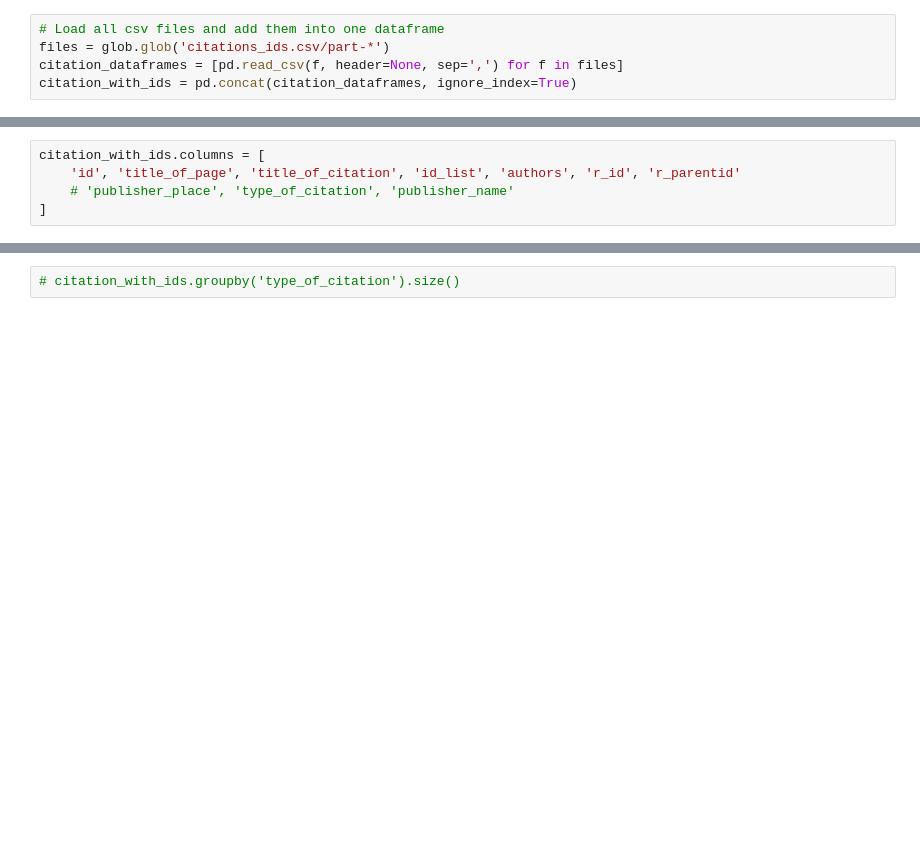
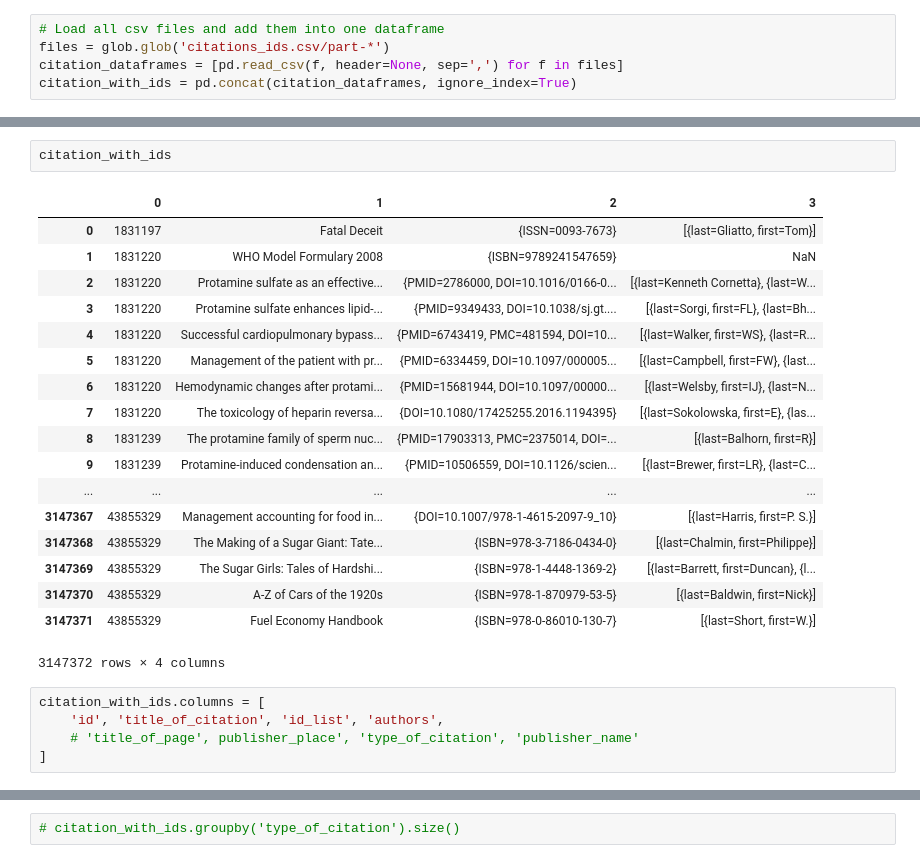
Before and after one commit to Harshdeep1996/cite-classifications-wiki, a Jupyter notebook: Sanity_Check_Citations.ipynb, the cells around one changed output, grey strips where cells are left out. Cells and saved outputs as stored; diff of their text form; blank space fills up the shorter version.

```diff
--- a/Sanity_Check_Citations.ipynb
+++ b/Sanity_Check_Citations.ipynb
@@ -94,7 +99,28 @@ citation_with_ids.head()
+# %%
+citation_with_ids
+# %% [output]
+|  | 0 | 1 | 2 | 3 |
+| 0 | 1831197 | Fatal Deceit | {ISSN=0093-7673} | [{last=Gliatto, first=Tom}] |
+| 1 | 1831220 | WHO Model Formulary 2008 | {ISBN=9789241547659} | NaN |
+| 2 | 1831220 | Protamine sulfate as an effective... | {PMID=2786000, DOI=10.1016/0166-0... | [{last=Kenneth Cornetta}, {last=W... |
+| 3 | 1831220 | Protamine sulfate enhances lipid-... | {PMID=9349433, DOI=10.1038/sj.gt.... | [{last=Sorgi, first=FL}, {last=Bh... |
+| 4 | 1831220 | Successful cardiopulmonary bypass... | {PMID=6743419, PMC=481594, DOI=10... | [{last=Walker, first=WS}, {last=R... |
+| 5 | 1831220 | Management of the patient with pr... | {PMID=6334459, DOI=10.1097/000005... | [{last=Campbell, first=FW}, {last... |
+| 6 | 1831220 | Hemodynamic changes after protami... | {PMID=15681944, DOI=10.1097/00000... | [{last=Welsby, first=IJ}, {last=N... |
+| 7 | 1831220 | The toxicology of heparin reversa... | {DOI=10.1080/17425255.2016.1194395} | [{last=Sokolowska, first=E}, {las... |
+| 8 | 1831239 | The protamine family of sperm nuc... | {PMID=17903313, PMC=2375014, DOI=... | [{last=Balhorn, first=R}] |
+| 9 | 1831239 | Protamine-induced condensation an... | {PMID=10506559, DOI=10.1126/scien... | [{last=Brewer, first=LR}, {last=C... |
+| ... | ... | ... | ... | ... |
+| 3147367 | 43855329 | Management accounting for food in... | {DOI=10.1007/978-1-4615-2097-9_10} | [{last=Harris, first=P. S.}] |
+| 3147368 | 43855329 | The Making of a Sugar Giant: Tate... | {ISBN=978-3-7186-0434-0} | [{last=Chalmin, first=Philippe}] |
+| 3147369 | 43855329 | The Sugar Girls: Tales of Hardshi... | {ISBN=978-1-4448-1369-2} | [{last=Barrett, first=Duncan}, {l... |
+| 3147370 | 43855329 | A-Z of Cars of the 1920s | {ISBN=978-1-870979-53-5} | [{last=Baldwin, first=Nick}] |
+| 3147371 | 43855329 | Fuel Economy Handbook | {ISBN=978-0-86010-130-7} | [{last=Short, first=W.}] |
+3147372 rows × 4 columns
 # %%
 citation_with_ids.columns = [
-    'id', 'title_of_page', 'title_of_citation', 'id_list', 'authors', 'r_id', 'r_parentid'
-    # 'publisher_place', 'type_of_citation', 'publisher_name'
+    'id', 'title_of_citation', 'id_list', 'authors',
+    # 'title_of_page', publisher_place', 'type_of_citation', 'publisher_name'
 ]
 # %%
 # Percentage of values present for title of page, title of citation and authors
```
Also changed, not shown: parts of 31 cells of this notebook, 1 other file.
